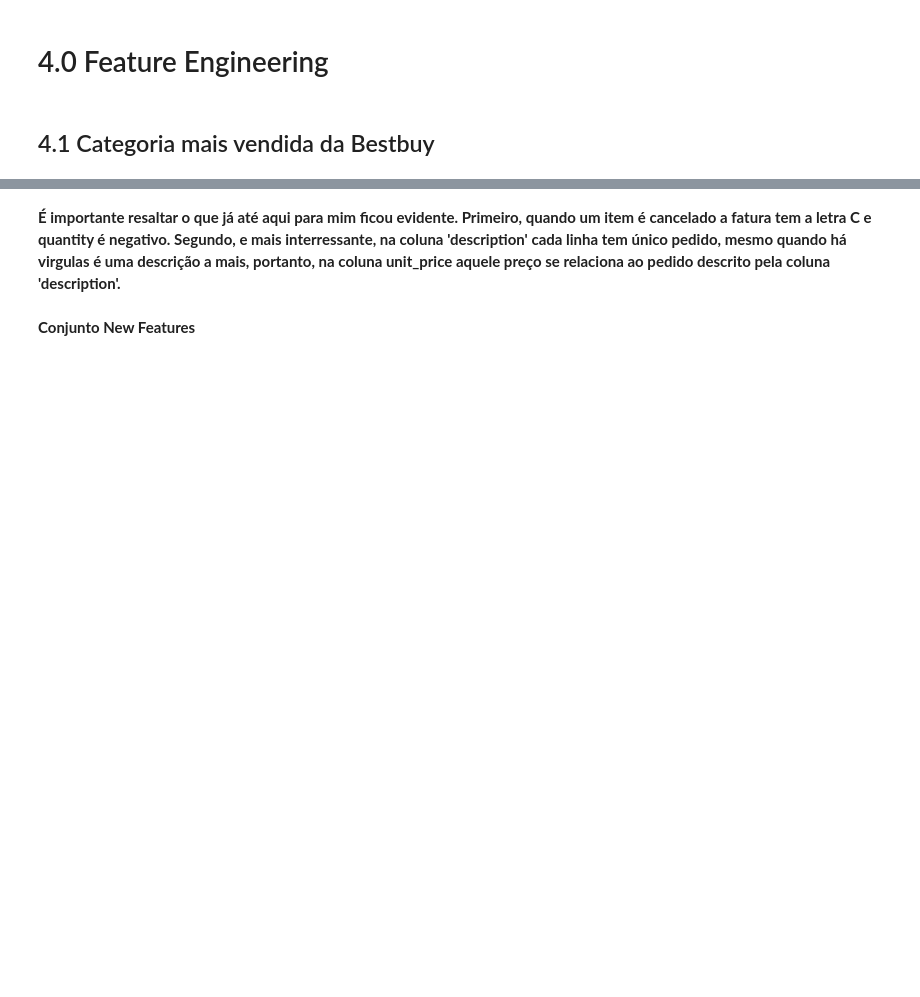
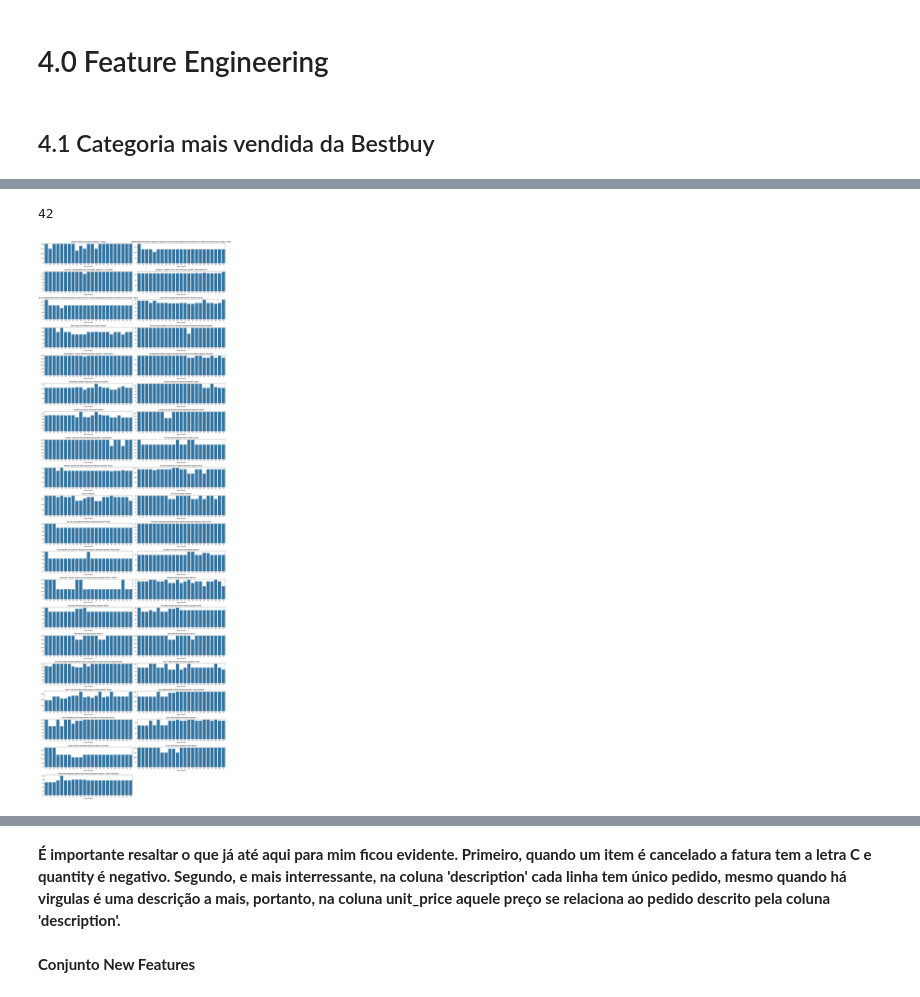
Before and after one commit to antonioorichard/elasticidade_dos_preco, a Jupyter notebook: notebook/pa06.ipynb, the cells around one changed output, grey strips where cells are left out. Cells and saved outputs as stored; diff of their text form; code cells hidden in the pictures; blank space fills up the shorter version.

Commit message:
Parei em Machine Learning, preparando para fazer regressão.

```diff
--- a/notebook/pa06.ipynb
+++ b/notebook/pa06.ipynb
@@ -923,0 +945,3 @@ df4 = df3.copy()
+# %%
+# Categoria mais vendida no Bestbuy
+df_laptop = df_best[df_best['category_name'] == 'speaker, portable, bluetooth']
@@ -923,0 +968,5 @@ df4 = df3.copy()
+# %%
+dataset = ( df_laptop.groupby(['name', 'week_number'  ]).
+           agg({'disc_price':'mean', 'date_imp':'count'}).
+           reset_index() )
+dataset
@@ -923,0 +987,6 @@ df4 = df3.copy()
+# %%
+# criando dataframe dos valores
+x_price = dataset.pivot( index = 'week_number', columns = 'name', values = 'disc_price')
+
+x_price = pd.DataFrame( x_price.to_records())
+# x_price
@@ -923,0 +1098,5 @@ df4 = df3.copy()
+# %%
+# A função round() do Python arredonda números de ponto flutuante para um número específico de casas decimais
+price_median = np.round( x_price.median(),2)
+x_price.fillna( price_median, inplace = True)
+x_price.head()
@@ -923,0 +1208,16 @@ df4 = df3.copy()
+# %%
+len(x_price.columns)
+# %% [output]
+42
+# %%
+# observo a ditribuição de preço pela pelas semanas
+# problema de limite 40 e len(x_price.columns) é 42
+plt.figure(figsize=(20,60))
+for k in np.arange(1, 40, 1):
+    plt.subplot(20,2, k)
+    sns.barplot(data=x_price, x=x_price['week_number'], y=x_price[x_price.columns[k]])
+    plt.title(x_price.iloc[:,k].name)
+    plt.ylabel('')
+    plt.tight_layout()
+# %% [output]
+[figure, added]
```
Also changed, not shown: parts of 70 cells of this notebook.
